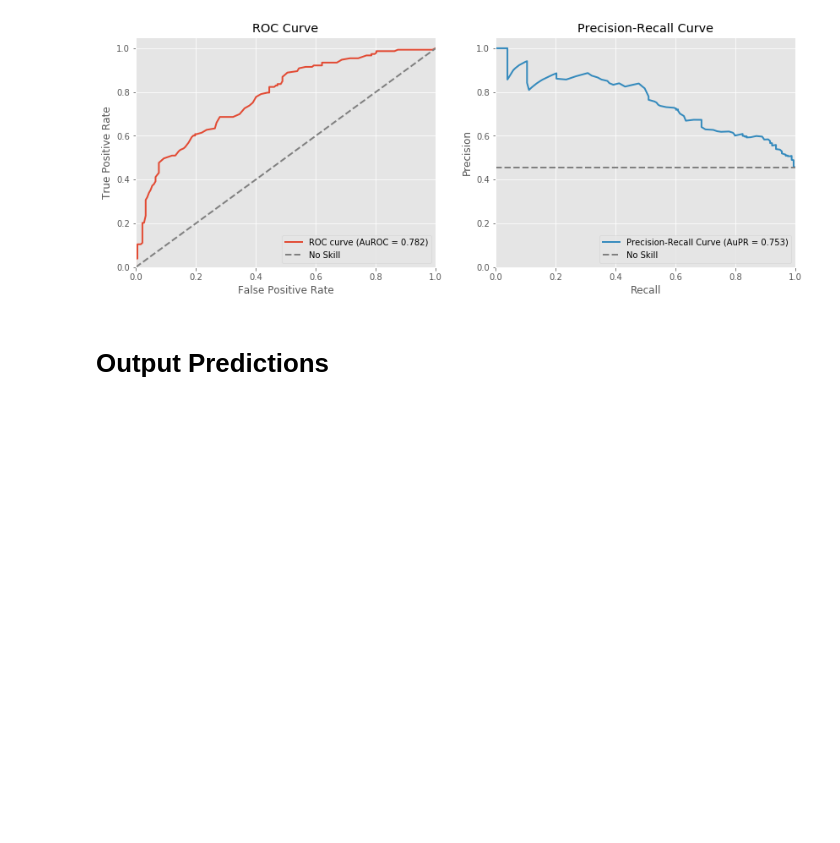
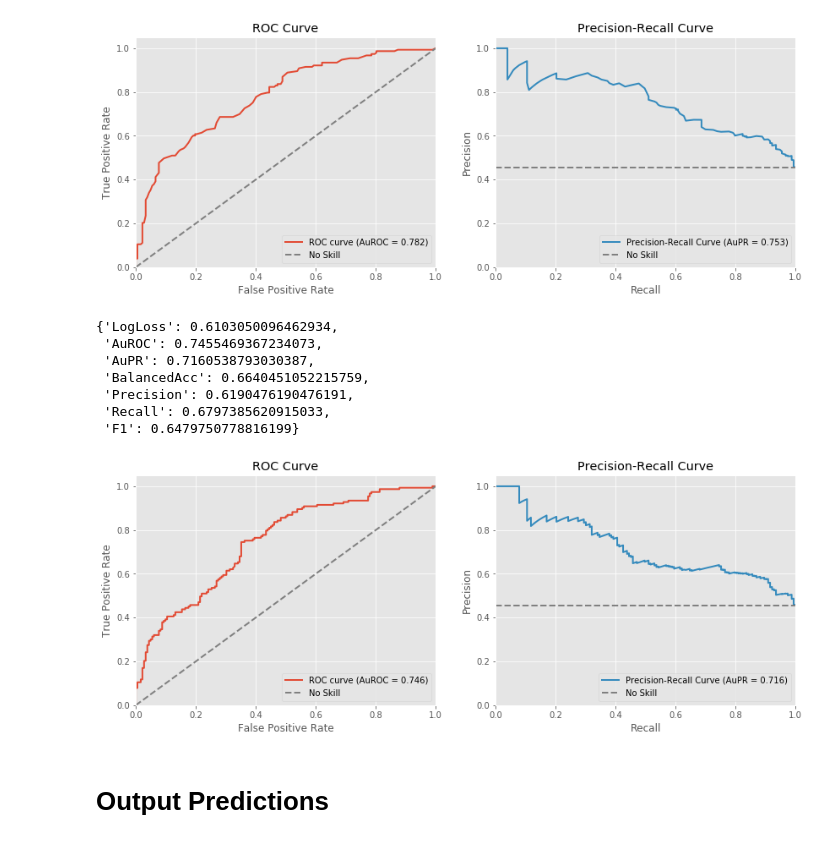
Before and after one commit to nyjgary/march-madness-2020, a Jupyter notebook: March-Madness-2020.ipynb, the cells around one changed output. Saved outputs shown, nothing was run; the diff lists cells and outputs as text; code cells hidden in the pictures; blank space fills up the shorter version.

```diff
--- a/March-Madness-2020.ipynb
+++ b/March-Madness-2020.ipynb
@@ -597,6 +652,21 @@ evaluate_predictions(cb_preds['Won'], cb_preds['Pred'], cls_threshold=.5, plot=T
  'Recall': 0.6862745098039216,
  'F1': 0.670926517571885}
 [figure]
+# %%
+cb_features = ['SeedDiff','RankDiffAVG']
+cb = CatBoostClassifier(loss_function='Logloss', early_stopping_rounds=50, logging_level='Silent')
+cb_models = iterative_train(cb, seasons_to_predict, train_data, cb_features, season_to_start)
+cb_preds = iterative_predict(cb_models, seasons_to_predict, train_data, cb_features, season_to_start)
+evaluate_predictions(cb_preds['Won'], cb_preds['Pred'], cls_threshold=.5, plot=True)
+# %% [output]
+{'LogLoss': 0.6103050096462934,
+ 'AuROC': 0.7455469367234073,
+ 'AuPR': 0.7160538793030387,
+ 'BalancedAcc': 0.6640451052215759,
+ 'Precision': 0.6190476190476191,
+ 'Recall': 0.6797385620915033,
+ 'F1': 0.6479750778816199}
+[figure, added]
 # %% [markdown]
 # Output Predictions
 # %% [markdown]
```
Also changed, not shown: parts of 7 cells of this notebook.
